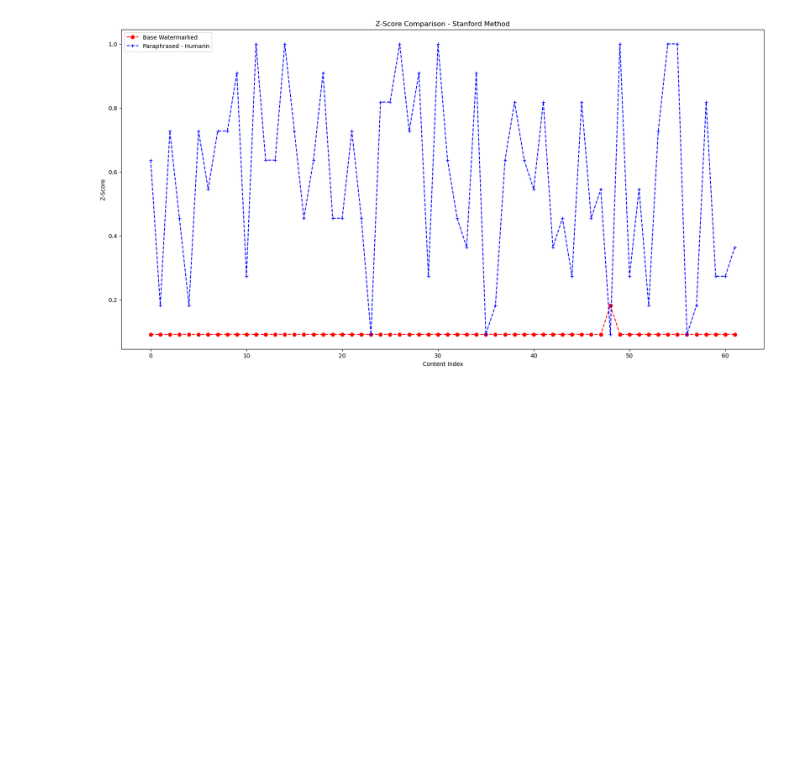
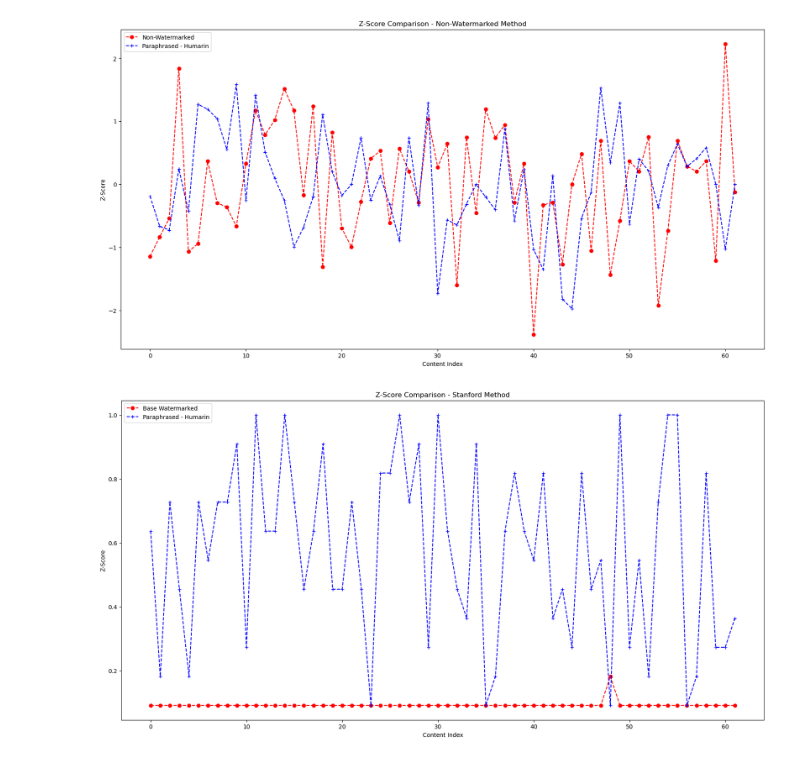
Before and after one commit to SamSJackson/Level4-Proj, a Jupyter notebook: data/notebooks/inspect_example_results.ipynb, the cells around one changed output. Saved outputs shown, nothing was run; the diff lists cells and outputs as text; code cells hidden in the pictures; blank space fills up the shorter version.

```diff
--- a/data/notebooks/inspect_example_results.ipynb
+++ b/data/notebooks/inspect_example_results.ipynb
@@ -55,3 +55,17 @@ plt.show()
+# %%
+fig, axs = plt.subplots(1,1, figsize=(20,10))
+
+axs.plot(list(range(len(np_nwm))), np_nwm, label="Non-Watermarked", color='red', marker='o', linestyle="dashed")
+axs.plot(list(range(len(np_nwm_pp))), np_nwm_pp, label="Paraphrased - Humarin", color='blue', marker='+', linestyle="dashed")
+
+axs.set_ylabel("Z-Score")
+axs.set_xlabel("Content Index")
+axs.set_title("Z-Score Comparison - Non-Watermarked Method")
+axs.legend()
+# plt.savefig(image_path+"kgw_zscore.png")
+plt.show()
+# %% [output]
+[figure, added]
 # %%
 fig, axs = plt.subplots(1,1, figsize=(20,10))
 
```
Also changed, not shown: parts of 9 cells of this notebook, 11 other files.
